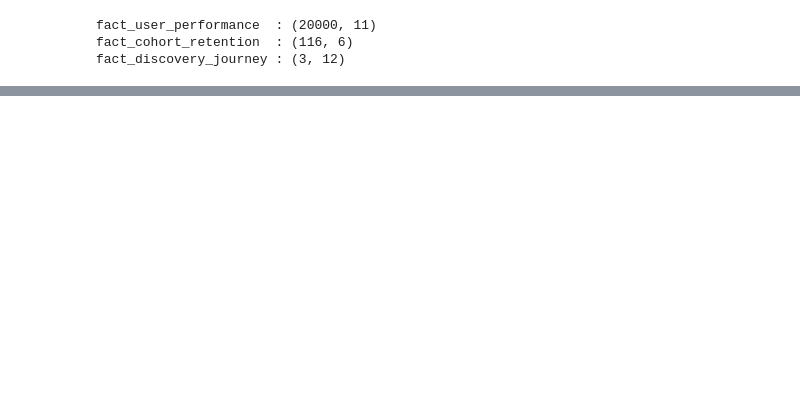
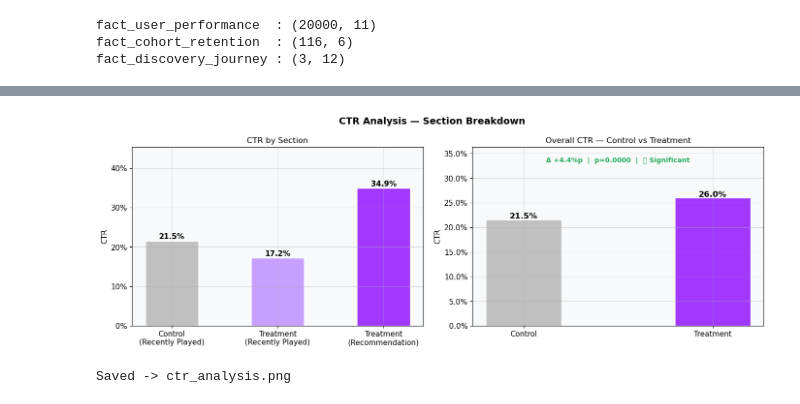
Before and after one commit to suhyun9892/deezer-discovery-experiment, a Jupyter notebook: analysis/ab_test_analysis.ipynb, the cells around one changed output, grey strips where cells are left out. Drawn from its saved outputs; the diff is of its cells as text; code cells hidden in the pictures; blank space fills up the shorter version.

```diff
--- a/analysis/ab_test_analysis.ipynb
+++ b/analysis/ab_test_analysis.ipynb
@@ -143,0 +424,49 @@ Saved -> srm_check.png
+# %%
+# ── CTR Breakdown Visualization ────────────────────────────────────
+# Show CTR by section: Control RP vs Treatment RP vs Treatment Rec
+
+sections = ['Control\n(Recently Played)', 'Treatment\n(Recently Played)', 'Treatment\n(Recommendation)']
+ctrs     = [
+    df_discovery[(df_discovery.user_group=='control') & (df_discovery.section=='recently_played')]['ctr'].values[0],
+    df_discovery[(df_discovery.user_group=='treatment') & (df_discovery.section=='recently_played')]['ctr'].values[0],
+    df_discovery[(df_discovery.user_group=='treatment') & (df_discovery.section=='recommendation')]['ctr'].values[0],
+]
+colors_bar = ['#C0C0C0', '#C89EFF', '#A238FF']
+
+fig, axes = plt.subplots(1, 2, figsize=(14, 5))
+fig.suptitle('CTR Analysis — Section Breakdown', fontsize=14, fontweight='bold')
+
+# Left: CTR by section
+ax1 = axes[0]
+bars = ax1.bar(sections, ctrs, color=colors_bar, width=0.5, edgecolor='white')
+ax1.set_title('CTR by Section', fontsize=12)
+ax1.set_ylabel('CTR')
+ax1.yaxis.set_major_formatter(plt.FuncFormatter(lambda y, _: f'{y:.0%}'))
+ax1.set_ylim(0, max(ctrs) * 1.3)
+for bar, val in zip(bars, ctrs):
+    ax1.text(bar.get_x() + bar.get_width()/2, bar.get_height() + 0.005,
+             f'{val:.1%}', ha='center', fontsize=11, fontweight='bold')
+
+# Right: Overall CTR comparison
+ax2 = axes[1]
+bars2 = ax2.bar(['Control', 'Treatment'], [p_ctrl_ctr, p_trt_ctr],
+                color=['#C0C0C0', '#A238FF'], width=0.4, edgecolor='white')
+ax2.set_title('Overall CTR — Control vs Treatment', fontsize=12)
+ax2.set_ylabel('CTR')
+ax2.yaxis.set_major_formatter(plt.FuncFormatter(lambda y, _: f'{y:.1%}'))
+ax2.set_ylim(0, max(p_ctrl_ctr, p_trt_ctr) * 1.4)
+for bar, val in zip(bars2, [p_ctrl_ctr, p_trt_ctr]):
+    ax2.text(bar.get_x() + bar.get_width()/2, bar.get_height() + 0.003,
+             f'{val:.1%}', ha='center', fontsize=12, fontweight='bold')
+ax2.text(0.5, max(p_ctrl_ctr, p_trt_ctr) * 1.28,
+         f'Δ {diff_ctr:+.1%}p  |  p={p_val_ctr:.4f}  |  ✅ Significant',
+         ha='center', fontsize=10, color='#27AE60', fontweight='bold',
+         transform=ax2.transData)
+
+plt.tight_layout()
+plt.savefig('ctr_analysis.png', dpi=150, bbox_inches='tight')
+plt.show()
+print('Saved -> ctr_analysis.png')
+# %% [output]
+[figure, added]
+Saved -> ctr_analysis.png
```
Also changed, not shown: parts of 27 cells of this notebook, 6 other files.
